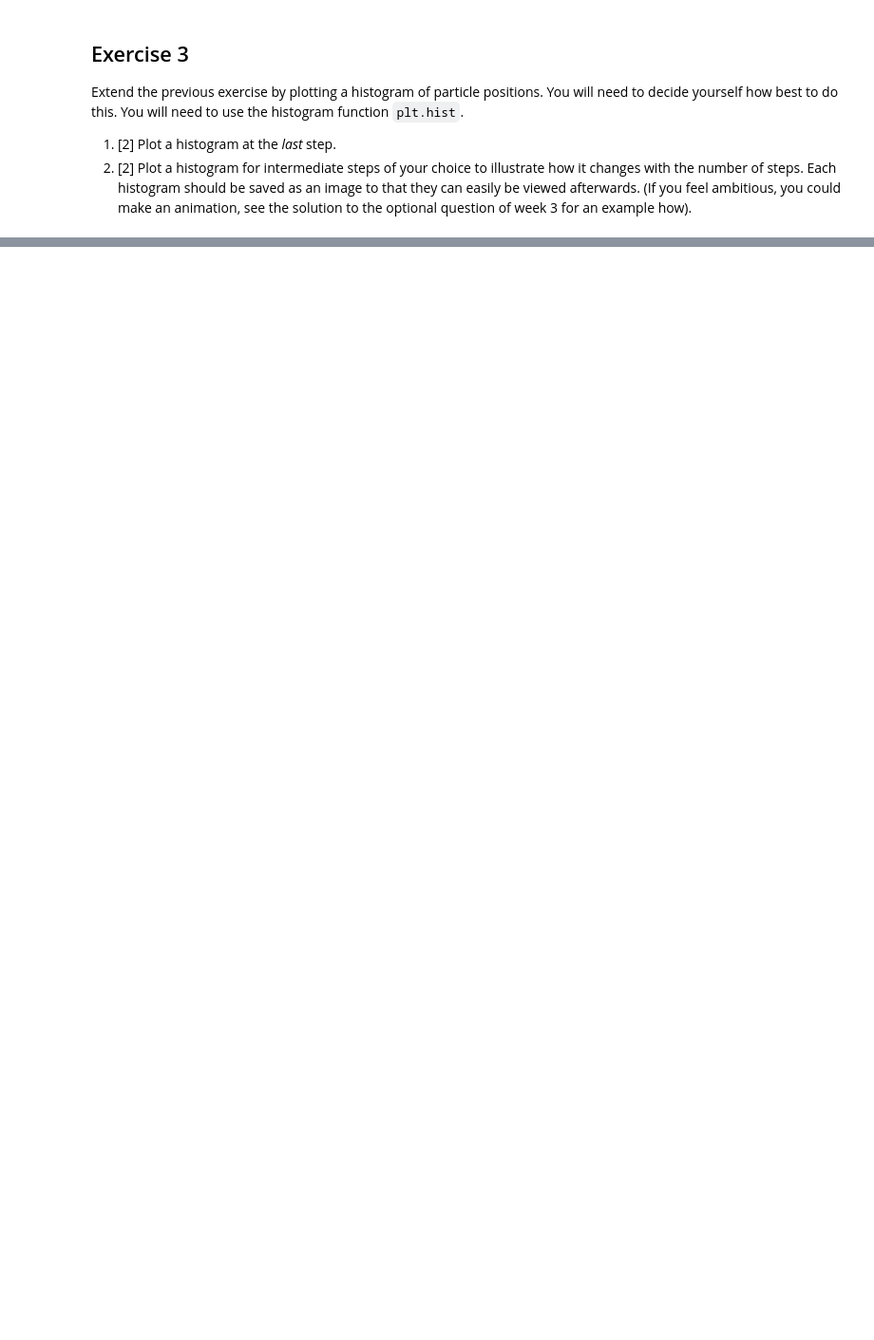
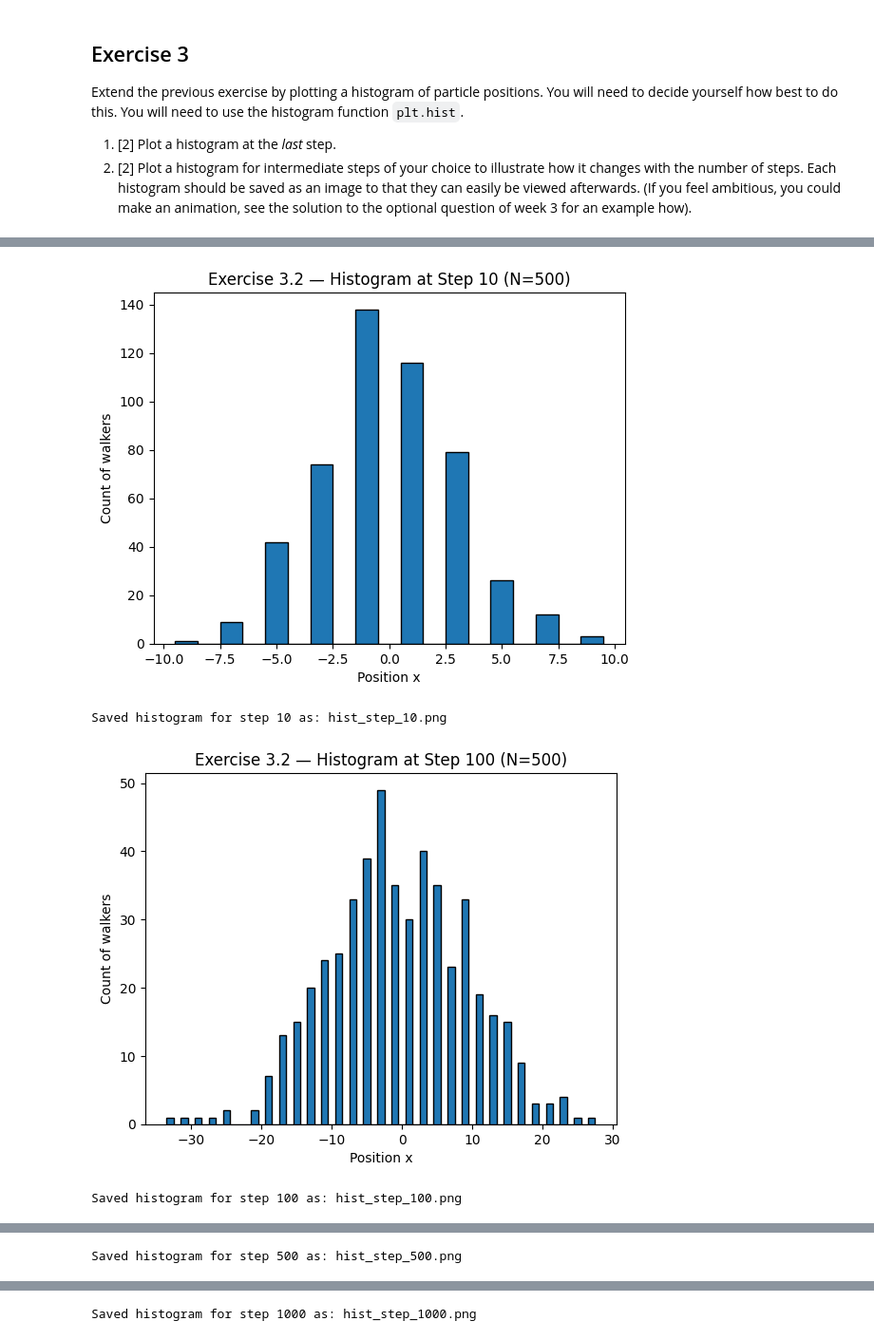
Before and after one commit to PX2145-2025/week-7-b-Ben-Sheldrick, a Jupyter notebook: Random_walk.ipynb, the cells around one changed output, grey strips where cells are left out. Shown: that part at 95% size. Drawn from its saved outputs; the diff is of its cells as text; code cells hidden in the pictures; blank space fills up the shorter version.

```diff
--- a/Random_walk.ipynb
+++ b/Random_walk.ipynb
@@ -193,0 +215,27 @@ Extend the previous exercise by plotting a histogram of particle positions. You
+# %%
+# Steps you want to show
+steps_to_plot = [10, 100, 500, 1000]
+
+for s in steps_to_plot:
+    positions_at_s = pos_500[s-1, :]   # row of positions at step s
+
+    lo = positions_at_s.min()
+    hi = positions_at_s.max()
+    bins = np.arange(lo - 0.5, hi + 1.5, 1)
+
+    plt.figure()
+    plt.hist(positions_at_s, bins=bins, edgecolor='black')
+    plt.xlabel('Position x')
+    plt.ylabel('Count of walkers')
+    plt.title(f'Exercise 3.2 — Histogram at Step {s} (N=500)')
+
+    #Save each histogram with unique filename
+    filename = f"hist_step_{s}.png"
+    plt.savefig(filename)
+
+    plt.show()
+# %% [output]
+[figure, added]
+Saved histogram for step 10 as: hist_step_10.png
+[figure, added]
+Saved histogram for step 100 as: hist_step_100.png
@@ -193,0 +243 @@ Extend the previous exercise by plotting a histogram of particle positions. You
+Saved histogram for step 500 as: hist_step_500.png
@@ -193,0 +245 @@ Extend the previous exercise by plotting a histogram of particle positions. You
+Saved histogram for step 1000 as: hist_step_1000.png
```
Also changed, not shown: parts of 9 cells of this notebook.
